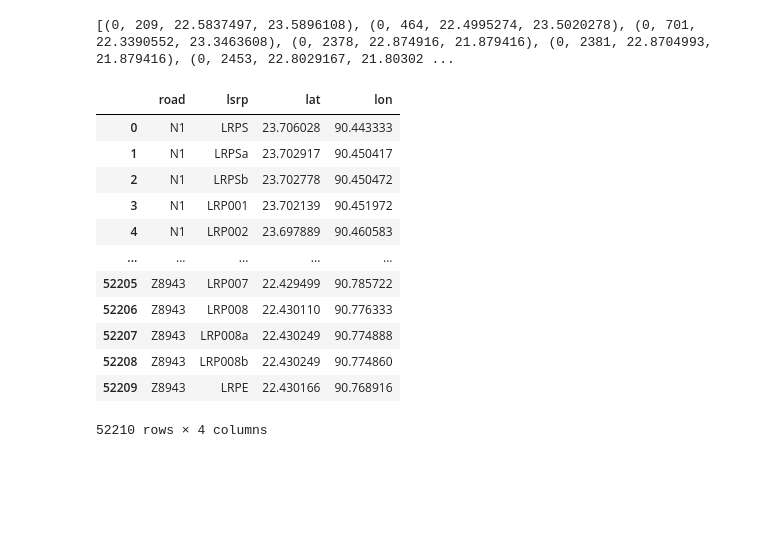
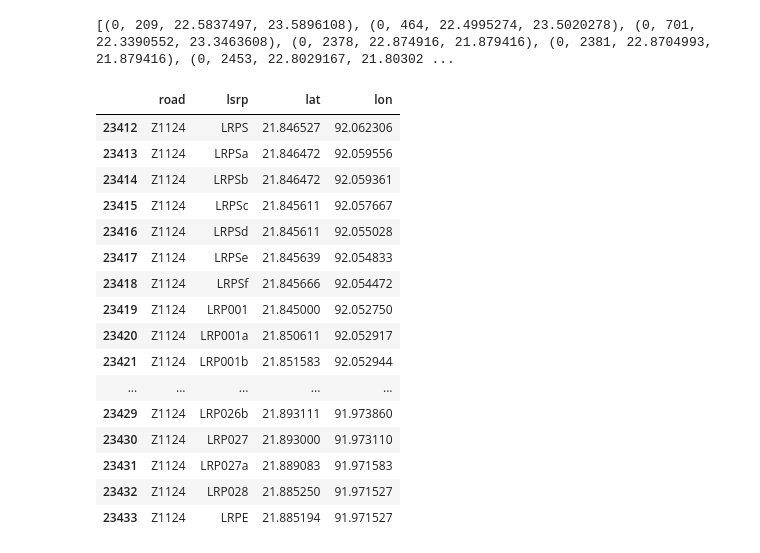
Before and after one commit to Anne-JS/advanced_simulation, a Jupyter notebook: sven_doet_dingen.ipynb, the cells around one changed output. Drawn from its saved outputs; the diff is of its cells as text; code cells hidden in the pictures; blank space fills up the shorter version.

Commit message:
New function to see the road lon lat ranges fixed

```diff
--- a/sven_doet_dingen.ipynb
+++ b/sven_doet_dingen.ipynb
@@ -9,20 +9,24 @@ df_rds = Functions.restructure_df(df_rds)
 # %% [output]
 [(0, 209, 22.5837497, 23.5896108), (0, 464, 22.4995274, 23.5020278), (0, 701, 22.3390552, 23.3463608), (0, 2378, 22.874916, 21.879416), (0, 2381, 22.8704993, 21.879416), (0, 2453, 22.8029167, 21.80302 ...
 # %%
-df_rds
+df_rds[df_rds['road'] == 'Z1124']
 # %% [output]
 |  | road | lsrp | lat | lon |
-| 0 | N1 | LRPS | 23.706028 | 90.443333 |
-| 1 | N1 | LRPSa | 23.702917 | 90.450417 |
-| 2 | N1 | LRPSb | 23.702778 | 90.450472 |
-| 3 | N1 | LRP001 | 23.702139 | 90.451972 |
-| 4 | N1 | LRP002 | 23.697889 | 90.460583 |
+| 23412 | Z1124 | LRPS | 21.846527 | 92.062306 |
+| 23413 | Z1124 | LRPSa | 21.846472 | 92.059556 |
+| 23414 | Z1124 | LRPSb | 21.846472 | 92.059361 |
+| 23415 | Z1124 | LRPSc | 21.845611 | 92.057667 |
+| 23416 | Z1124 | LRPSd | 21.845611 | 92.055028 |
+| 23417 | Z1124 | LRPSe | 21.845639 | 92.054833 |
+| 23418 | Z1124 | LRPSf | 21.845666 | 92.054472 |
+| 23419 | Z1124 | LRP001 | 21.845000 | 92.052750 |
+| 23420 | Z1124 | LRP001a | 21.850611 | 92.052917 |
+| 23421 | Z1124 | LRP001b | 21.851583 | 92.052944 |
 | ... | ... | ... | ... | ... |
-| 52205 | Z8943 | LRP007 | 22.429499 | 90.785722 |
-| 52206 | Z8943 | LRP008 | 22.430110 | 90.776333 |
-| 52207 | Z8943 | LRP008a | 22.430249 | 90.774888 |
-| 52208 | Z8943 | LRP008b | 22.430249 | 90.774860 |
-| 52209 | Z8943 | LRPE | 22.430166 | 90.768916 |
+| 23429 | Z1124 | LRP026b | 21.893111 | 91.973860 |
+| 23430 | Z1124 | LRP027 | 21.893000 | 91.973110 |
+| 23431 | Z1124 | LRP027a | 21.889083 | 91.971583 |
+| 23432 | Z1124 | LRP028 | 21.885250 | 91.971527 |
+| 23433 | Z1124 | LRPE | 21.885194 | 91.971527 |
-52210 rows × 4 columns
 # %%
 df_roads = Functions.road_range_lon_lat(df_rds)
```
Also changed, not shown: parts of 2 cells of this notebook, 1 other file.
